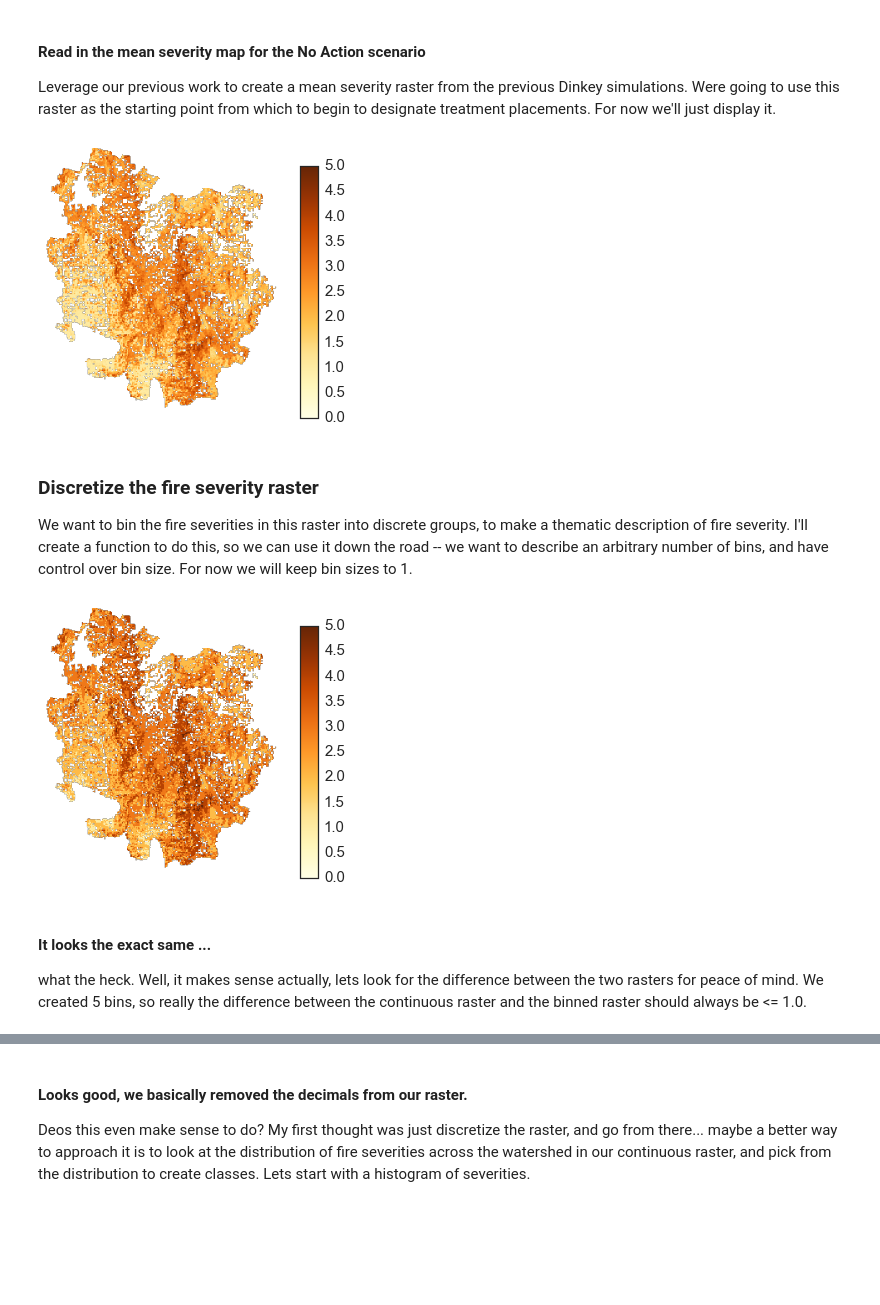
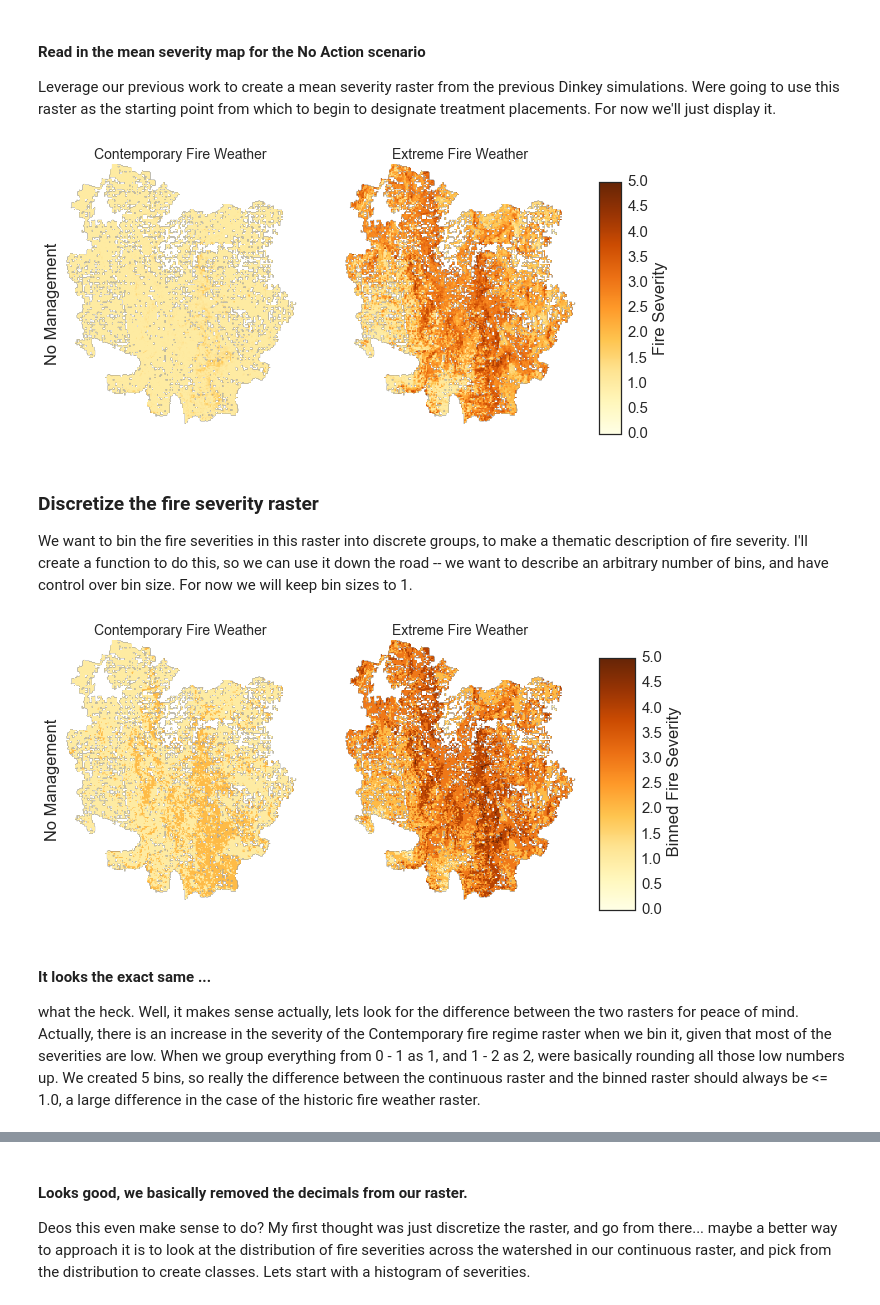
Before and after one commit to djkrofch/DinkeyCreek, a Jupyter notebook: Dinkey_TreatmentPlacement.ipynb, the cells around one changed output, grey strips where cells are left out. Saved outputs shown, nothing was run; the diff lists cells and outputs as text; code cells hidden in the pictures; blank space fills up the shorter version.

```diff
--- a/Dinkey_TreatmentPlacement.ipynb
+++ b/Dinkey_TreatmentPlacement.ipynb
@@ -20,6 +20,7 @@ import os
 
 # ------- Working directory
 dataDir = 'Z:/Dan K/DinkeyCreek/LANDIS_RUNS/ProductionV2/'
+simNames = ['NoMgmtHistoricFireLowP', 'NoMgmtSevereFireLowP']
 # %% [markdown]
 #### Import some functions we developed earlier
 Specifically, we're looking to work with the severity raster data from the previous simulations. We first pull them into a numpy list of gdal arrays (severityStack), then we build a zstack with numpy's dstack so that we can calculate the mean and variance of each pixel across replicates (severityGen).
@@ -56,43 +57,48 @@ def severityGen(rasterList):
 #### Read in the mean severity map for the No Action scenario
 Leverage our previous work to create a mean severity raster from the previous Dinkey simulations. Were going to use this raster as the starting point from which to begin to designate treatment placements. For now we'll just display it.
 # %%
-# We only care about one simulation name for now...
-simName = 'NoMgmtSevereFireLowP'
-
 sevMapsLowP = []
 sevVarMapsLowP = []
 
-sevrasters = severityStack(dataDir + simName, 100)
-sevMap, sevVarMap = severityGen(sevrasters)
-sevmap = {simName : sevMap}
-sevVarmap = {simName : sevVarMap}
+for sim in simNames:
+    print dataDir + sim
+    sevrasters = severityStack(dataDir + sim, 100)
+    sevMap, sevVarMap = severityGen(sevrasters)
+    sevmap = {sim : sevMap}
+    sevVarmap = {sim : sevVarMap}
 
-sevMapsLowP.append(sevmap)
-sevVarMapsLowP.append(sevVarmap)
+    sevMapsLowP.append(sevmap)
+    sevVarMapsLowP.append(sevVarmap)
 # %%
 # Plot our hard earned severity raster
-f, ax = plt.subplots(1,1, figsize =(5,5))
-plt.subplots_adjust(wspace = -.5, hspace = 0.1)
+f,( ax1, ax2) = plt.subplots(1,2, figsize =(10,5))
+plt.subplots_adjust(wspace = 0, hspace = 0.1)
 
-sevMap = ax.imshow(sevMapsLowP[0][simName], cmap = 'YlOrBr', vmin = 0, vmax = 5)
+sevMap = ax1.imshow(sevMapsLowP[0][simNames[0]], cmap = 'YlOrBr', vmin = 0, vmax = 5)
+sevMapS = ax2.imshow(sevMapsLowP[1][simNames[1]], cmap = 'YlOrBr', vmin = 0, vmax = 5)
 
 # Remove the axes
 sns.despine()
 for ax in f.axes:
     ax.spines['left'].set_visible(False)
     ax.spines['bottom'].set_visible(False)
     ax.get_xaxis().set_ticks([])
     ax.get_yaxis().set_ticks([])
 
 # Add the color bar
-cbar_ax = f.add_axes([0.90, 0.15, 0.05, 0.7])
-f.colorbar(sevMap, cax=cbar_ax)
+cbar_ax = f.add_axes([0.90, 0.15, 0.03, 0.7])
+f.colorbar(sevMap, cax=cbar_ax, label = 'Fire Severity')
+
+# Labels
+ax1.set_title('Contemporary Fire Weather', fontsize = 14)
+ax2.set_title('Extreme Fire Weather', fontsize = 14)
+ax1.set_ylabel('No Management')
 
 
 sns.set_style('white')
 sns.set_context('notebook',font_scale=1.5)
 # %% [output]
-[figure, old version]
+[figure, new version]
 # %% [markdown]
 ### Discretize the fire severity raster
 We want to bin the fire severities in this raster into discrete groups, to make a thematic description of fire severity. I'll create a function to do this, so we can use it down the road -- we want to describe an arbitrary number of bins, and have control over bin size. For now we will keep bin sizes to 1.
@@ -99,22 +116,16 @@ We want to bin the fire severities in this raster into discrete groups, to make
 # %%
-def binRaster(rasterName):
-    binnedRaster = np.zeros_like(rasterName)
-    idx = 0
-    binMin = 0
-    binMax = 5
-    bins = np.linspace(binMin,binMax,binMax + 1)
-    for thisBin in bins:
-        if thisBin < binMax:
-            binnedRaster[(rasterName > thisBin) & (rasterName <= (thisBin + 1))] = thisBin + 1
-    return binnedRaster
+binnedSEV = binRaster(sevMapsLowP[0][simNames[0]])
+binnedSEVS = binRaster(sevMapsLowP[1][simNames[1]])
 
-binnedSEV = binRaster(sevMapsLowP[0][simName])
 binnedSEV[binnedSEV == 0] = np.nan
+binnedSEVS[binnedSEVS == 0] = np.nan
 
-# Plot our hard earned severity raster
-f, ax = plt.subplots(1,1, figsize =(5,5))
+# Plot our hard earned binned severity raster
+f,( ax1, ax2) = plt.subplots(1,2, figsize =(10,5))
+plt.subplots_adjust(wspace = 0, hspace = 0.1)
 
-sevMap = ax.imshow(binnedSEV, cmap = 'YlOrBr', vmin = 0, vmax = 5)
+sevMap = ax1.imshow(binnedSEV, cmap = 'YlOrBr', vmin = 0, vmax = 5)
+sevMapS = ax2.imshow(binnedSEVS, cmap = 'YlOrBr', vmin = 0, vmax = 5)
 
 # Remove the axes
 sns.despine()
@@ -126,14 +137,19 @@ for ax in f.axes:
 
 # Add the color bar
 cbar_ax = f.add_axes([0.90, 0.15, 0.05, 0.7])
-f.colorbar(sevMap, cax=cbar_ax)
+f.colorbar(sevMap, cax=cbar_ax, label = ' Binned Fire Severity')
+
+# Labels
+ax1.set_title('Contemporary Fire Weather', fontsize = 14)
+ax2.set_title('Extreme Fire Weather', fontsize = 14)
+ax1.set_ylabel('No Management')
 
 
 sns.set_style('white')
 sns.set_context('notebook',font_scale=1.5)
 # %% [output]
-[figure, old version]
+[figure, new version]
 # %% [markdown]
 #### It looks the exact same ...
-what the heck. Well, it makes sense actually, lets look for the difference between the two rasters for peace of mind. We created 5 bins, so really the difference between the continuous raster and the binned raster should always be <= 1.0.
+what the heck. Well, it makes sense actually, lets look for the difference between the two rasters for peace of mind. Actually, there is an increase in the severity of the Contemporary fire regime raster when we bin it, given that most of the severities are low. When we group everything from 0 - 1 as 1, and 1 - 2 as 2, were basically rounding all those low numbers up. We created 5 bins, so really the difference between the continuous raster and the binned raster should always be <= 1.0, a large difference in the case of the historic fire weather raster.
 # %%
```
Also changed, not shown: parts of 9 cells of this notebook.
